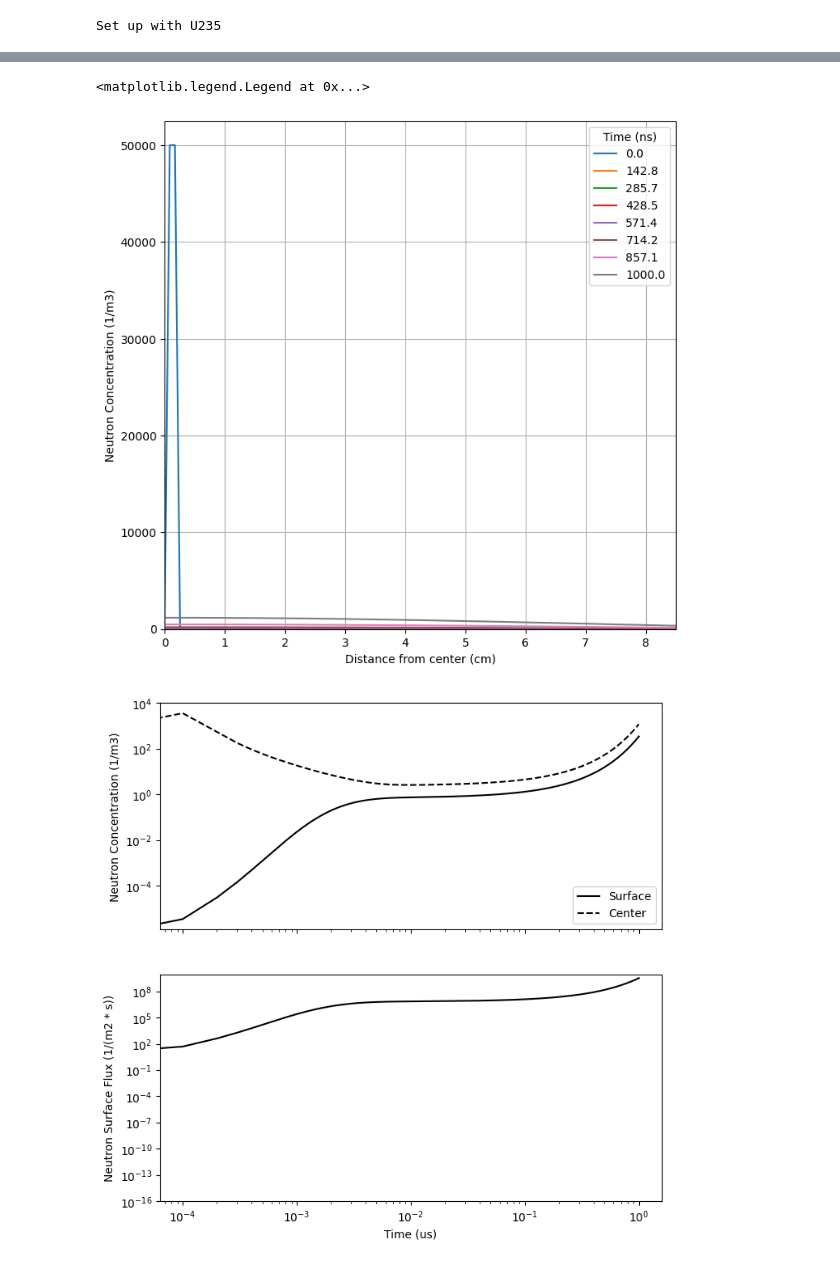
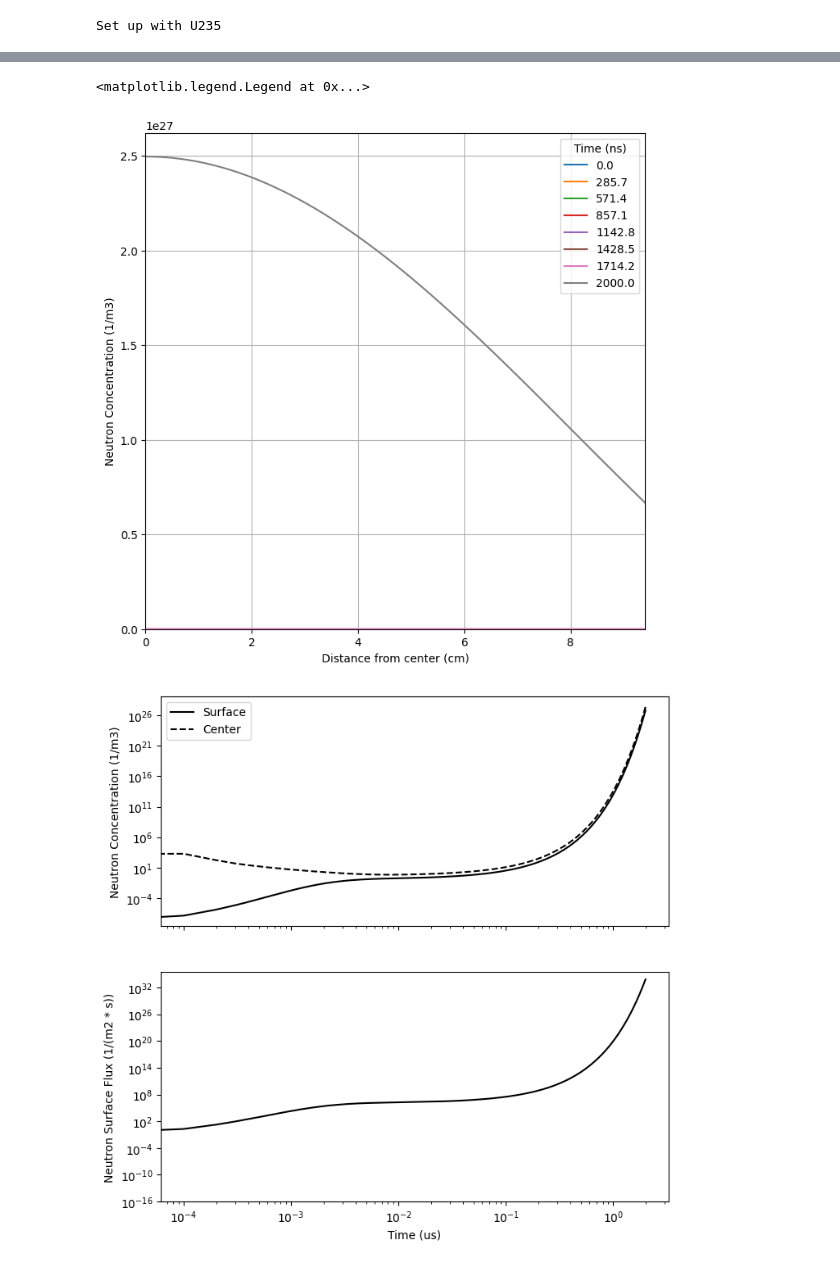
Before and after one commit to benschwe/gadget, a Jupyter notebook: test.ipynb, the cells around one changed output, grey strips where cells are left out. Saved outputs shown, nothing was run; the diff lists cells and outputs as text; code cells hidden in the pictures.

Commit message:
Changed model to run single steps. This is so that the forthcoming simulation class can control the simulation duration dynamically based on fission progress

```diff
--- a/test.ipynb
+++ b/test.ipynb
@@ -4,14 +4,16 @@ from matplotlib import pyplot as plt
 import numpy as np
 # %%
 g = Gadget(material='U235',
-           initial_radius_cm=8.5,
+           initial_radius_cm=9.4,
            initial_neutron_conc=0,
            initial_neutron_burst_conc_perm3=50000,
            time_step_s=1E-10,
-           num_time_steps=10000,
            num_points_radial=100,
            neutron_multiplication_on=True
           )
 # %% [output]
 Set up with U235
+# %%
+for i in range(20000):
+    g.run_sim_step()
 # %%
@@ -22,2 +20,0 @@ array([1.30699229e-03, 9.00124008e-04, 8.55450519e-04, ...,
-# %%
-g.run_sim()
@@ -61,33 +56,43 @@ ax[1].set_ylim(1E-16)
 
 ax[1].set_xscale('log')
 
 ax[1].set_xlabel('Time (us)')
 ax[0].set_ylabel('Neutron Concentration (1/m3)')
 ax[1].set_ylabel('Neutron Surface Flux (1/(m2 * s))')
 
 ax[0].legend()
 
 
 fig, ax = plt.subplots(1, 1, sharex=True, figsize = (8, 4))
 
 ax.plot(g.sim_time_array_us, g.neutrons_in_sphere, color = 'black',
         label = 'In sphere')
 
 ax.plot(g.sim_time_array_us, g.cumulative_neutrons_left, color = 'black',
         linestyle = '--',
         label = 'Left surface')
 
 ax.plot(g.sim_time_array_us, g.total_neutrons, color = 'black',
         linestyle = '-.',
         label = 'Total')
 
 #ax.set_yscale('log')
-ax.set_xscale('log')
+#ax.set_xscale('log')
 
 ax.set_xlabel('Time (us)')
 ax.set_ylabel('Neutron Count')
 ax.legend()
+
+fig, ax = plt.subplots(1, 1, sharex=True, figsize = (8, 4))
+ax.plot(g.sim_time_array_us, g.num_fissions, color = 'black',
+        label = 'Number of fissions')
+
+ax.set_yscale('log')
+
+ax.set_xlabel('Time (us)')
+ax.set_ylabel('Count')
+ax.legend()
 # %% [output]
 <matplotlib.legend.Legend at 0x...>
-[figure, old version]
+[figure, new version]
-[figure, old version]
+[figure, new version]
```
Also changed, not shown: parts of 3 cells of this notebook, 1 other file.
